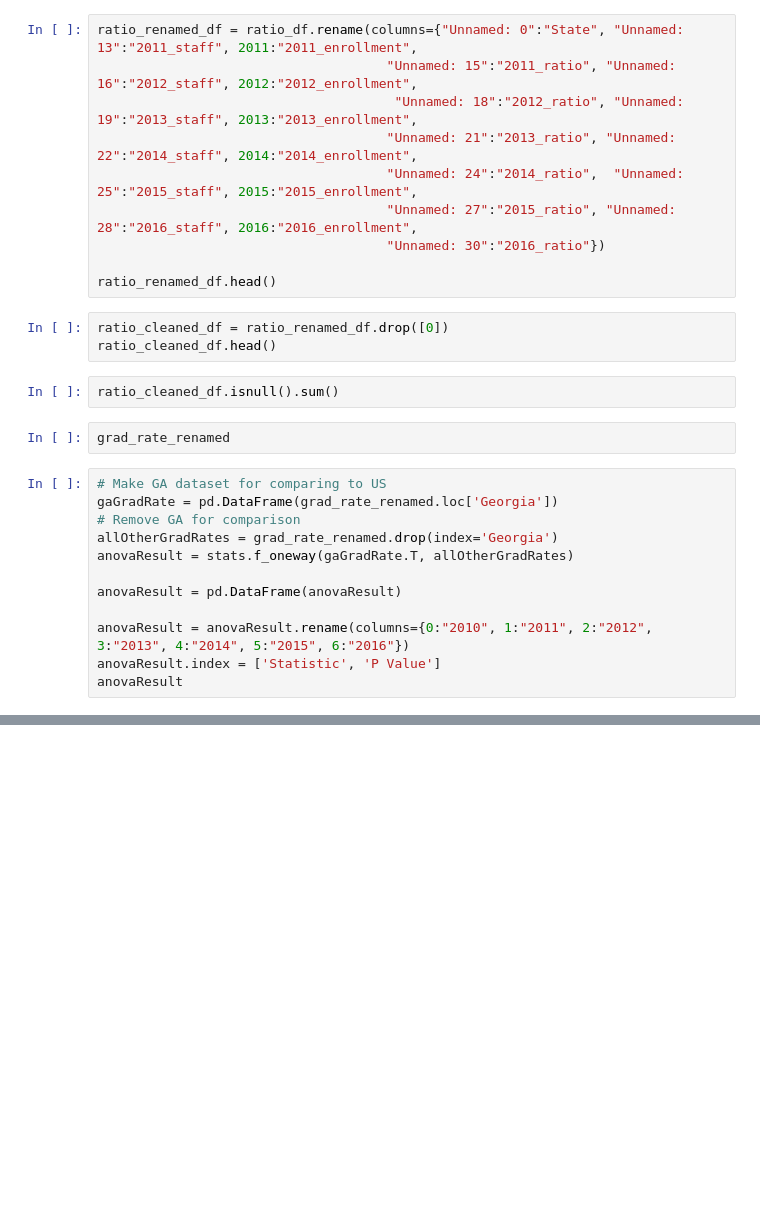
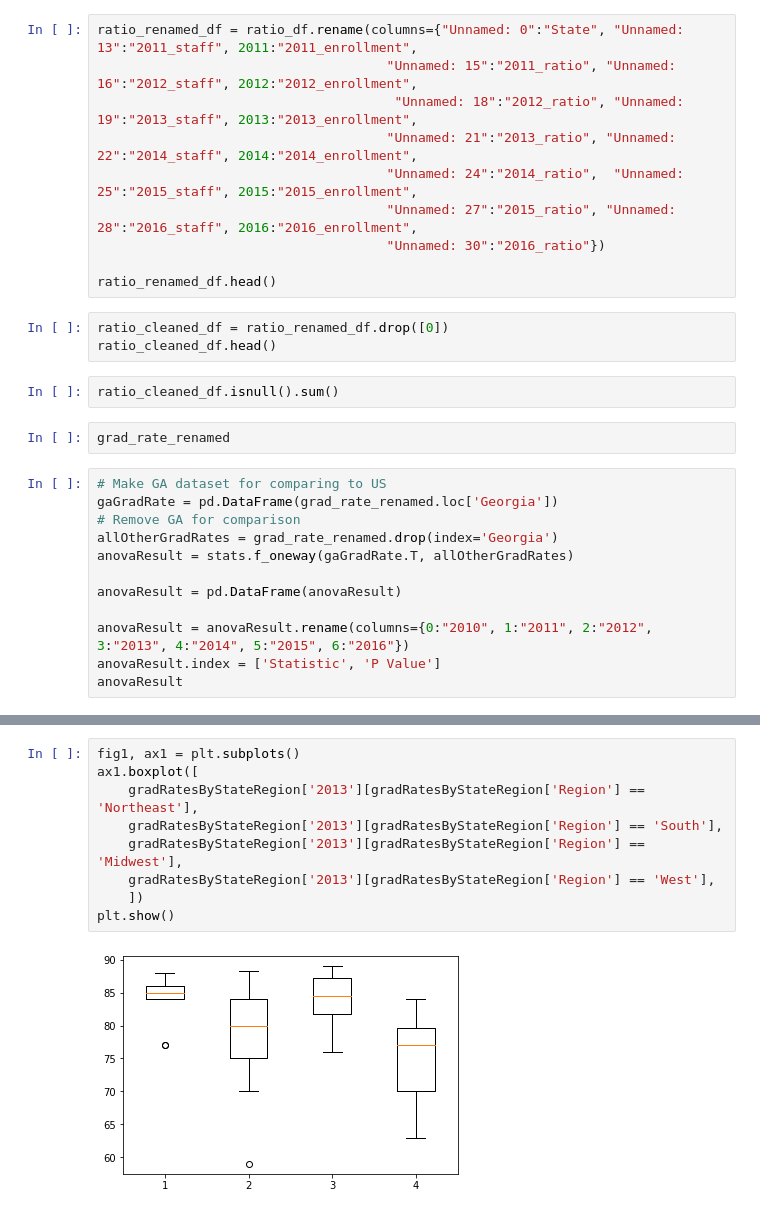
Before and after one commit to ScriptMigo/Project-1, a Jupyter notebook: teacher.ipynb, the cells around one changed output, grey strips where cells are left out. Saved outputs shown, nothing was run; the diff lists cells and outputs as text; blank space fills up the shorter version.

```diff
--- a/teacher.ipynb
+++ b/teacher.ipynb
@@ -146,0 +192,11 @@ midWestGradRates
+# %%
+fig1, ax1 = plt.subplots()
+ax1.boxplot([
+    gradRatesByStateRegion['2013'][gradRatesByStateRegion['Region'] == 'Northeast'],
+    gradRatesByStateRegion['2013'][gradRatesByStateRegion['Region'] == 'South'],
+    gradRatesByStateRegion['2013'][gradRatesByStateRegion['Region'] == 'Midwest'],
+    gradRatesByStateRegion['2013'][gradRatesByStateRegion['Region'] == 'West'],
+    ])
+plt.show()
+# %% [output]
+[figure, added]
```
Also changed, not shown: parts of 8 cells of this notebook.
